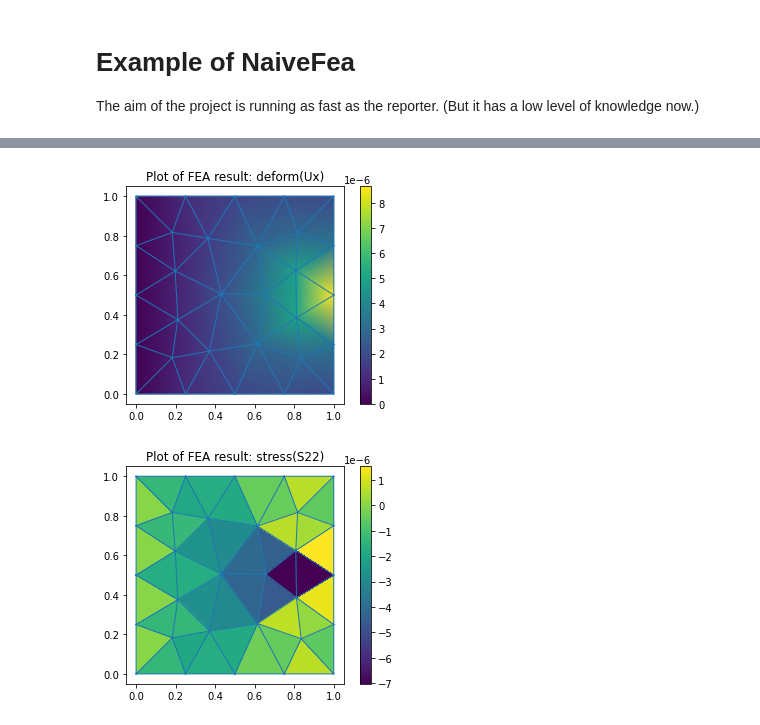
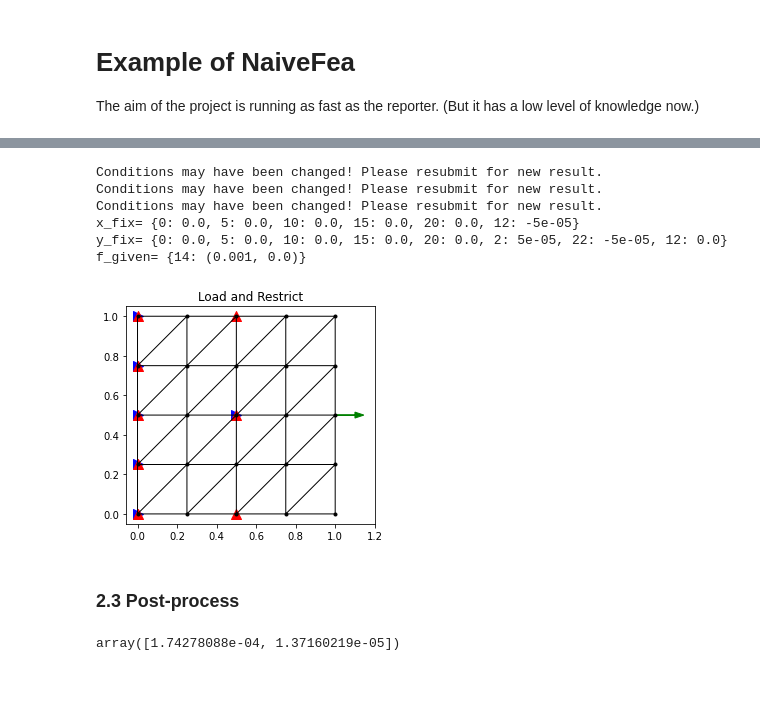
Before and after one commit to MuTong320/NaiveFea, a Jupyter notebook: example.ipynb, the cells around one changed output, grey strips where cells are left out. Drawn from its saved outputs; the diff is of its cells as text; code cells hidden in the pictures; blank space fills up the shorter version.

```diff
--- a/example.ipynb
+++ b/example.ipynb
@@ -34,29 +112,35 @@ fea.plot_mesh()
 # %%
-# set boundary conditions
+# set boundary conditions by geometry
 # left bound is fixed, and right bound apply fx=1.0
-x_fix={}
-y_fix={}
+node_fix=[]
 f_given={}
 for index,position in enumerate(mesh.points):
     x=position[0].tolist()
     y=position[1].tolist()
     if x<1e-6:
-        x_fix.update({index:0.0})
-        y_fix.update({index:0.0})
+        node_fix.append(index)
     if 1.0-x<1e-6 and abs(y-0.5)<1e-2:
-        f_given.update({index:(1.0e-4,0.0)})
-fea.set_conditions(x_fix,y_fix,f_given)
+        f_given.update({index:(1.0e-3,0.0)})
+fea.set_deform_conditions('fix',xy=node_fix)
+fea.set_force_conditions(f_given)
+# you can also set displacement, such as following
+fea.set_deform_conditions('displace',y={2:5e-5,22:-5e-5},xy={12:(-5e-5,0.0)})
+# print condistions
+print('x_fix=',fea.x_given_displace)
+print('y_fix=',fea.y_given_displace)
+print('f_given=',fea.f_given)
+fea.plot_restrict()
+# %% [output]
+Conditions may have been changed! Please resubmit for new result.
+Conditions may have been changed! Please resubmit for new result.
+Conditions may have been changed! Please resubmit for new result.
+x_fix= {0: 0.0, 5: 0.0, 10: 0.0, 15: 0.0, 20: 0.0, 12: -5e-05}
+y_fix= {0: 0.0, 5: 0.0, 10: 0.0, 15: 0.0, 20: 0.0, 2: 5e-05, 22: -5e-05, 12: 0.0}
+f_given= {14: (0.001, 0.0)}
+[figure, added]
-# %%
-# submit for analyzing
-fea.submit()
-# show result, deformation and stress for example
-fea.plot('deform','Ux')
-fea.plot('stress','S22')
-# all plot choice:
-#   deform: Ux, Uy
-#   force: Fx, Fy
-#   strain: e11, e22, e12
-#   stress: S11, S22, S12
-# %% [output]
-[figure, removed]
-[figure, removed]
+# %% [markdown]
+### 2.3 Post-process
+# %%
+fea.get_data('deform',14)
+# %% [output]
+array([1.74278088e-04, 1.37160219e-05])
```
Also changed, not shown: parts of 20 cells of this notebook, 17 other files.
